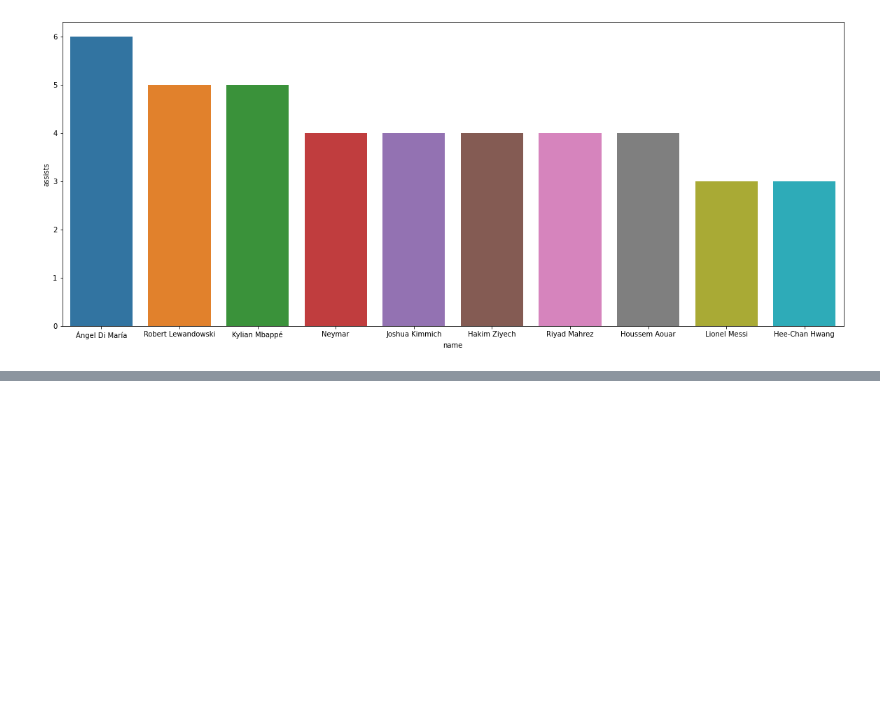
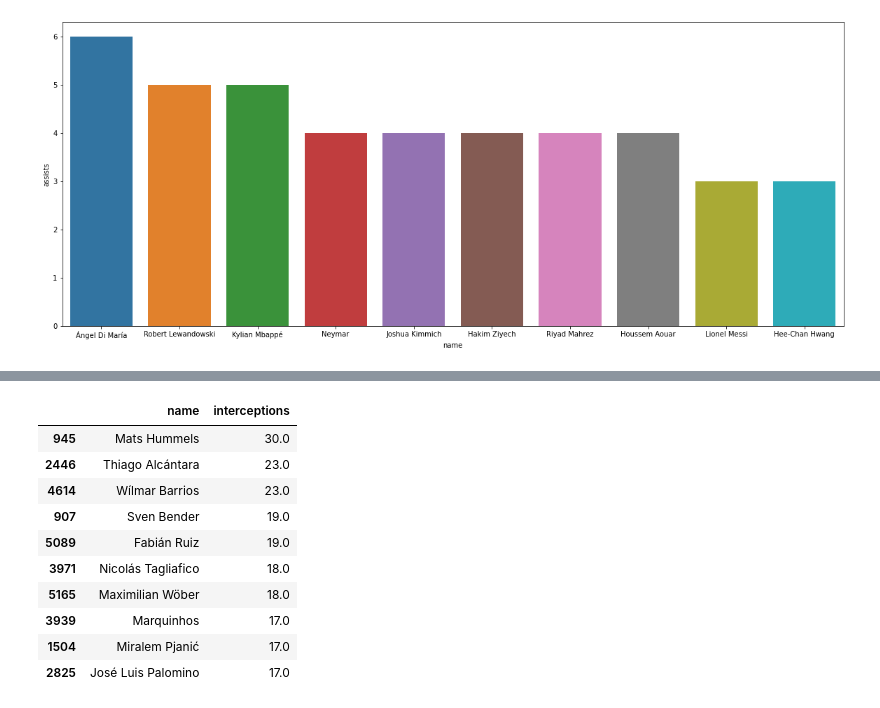
Before and after one commit to ZaidSultan10/champions-league-winner-prediction, a Jupyter notebook: UEFA_Champions_League_Winner_Prediction-checkpoint.ipynb, the cells around one changed output, grey strips where cells are left out. Saved outputs shown, nothing was run; the diff lists cells and outputs as text; code cells hidden in the pictures; blank space fills up the shorter version.

Commit message:
top 10 defenders

```diff
--- a/UEFA_Champions_League_Winner_Prediction-checkpoint.ipynb
+++ b/UEFA_Champions_League_Winner_Prediction-checkpoint.ipynb
@@ -293,3 +293,19 @@ fig = px.box(top_10_assists, x="name", y="assists",color='name', notched=True)
 fig.show()
 # %% [output]
 [interactive output not drawn]
+# %%
+top_10_defenders = value_player_list.nlargest(10,'interceptions')
+# %%
+top_10_defenders[['name','interceptions']]
+# %% [output]
+|  | name | interceptions |
+| 945 | Mats Hummels | 30.0 |
+| 2446 | Thiago Alcántara | 23.0 |
+| 4614 | Wílmar Barrios | 23.0 |
+| 907 | Sven Bender | 19.0 |
+| 5089 | Fabián Ruiz | 19.0 |
+| 3971 | Nicolás Tagliafico | 18.0 |
+| 5165 | Maximilian Wöber | 18.0 |
+| 3939 | Marquinhos | 17.0 |
+| 1504 | Miralem Pjanić | 17.0 |
+| 2825 | José Luis Palomino | 17.0 |
```
Also changed, not shown: parts of 3 cells of this notebook.
